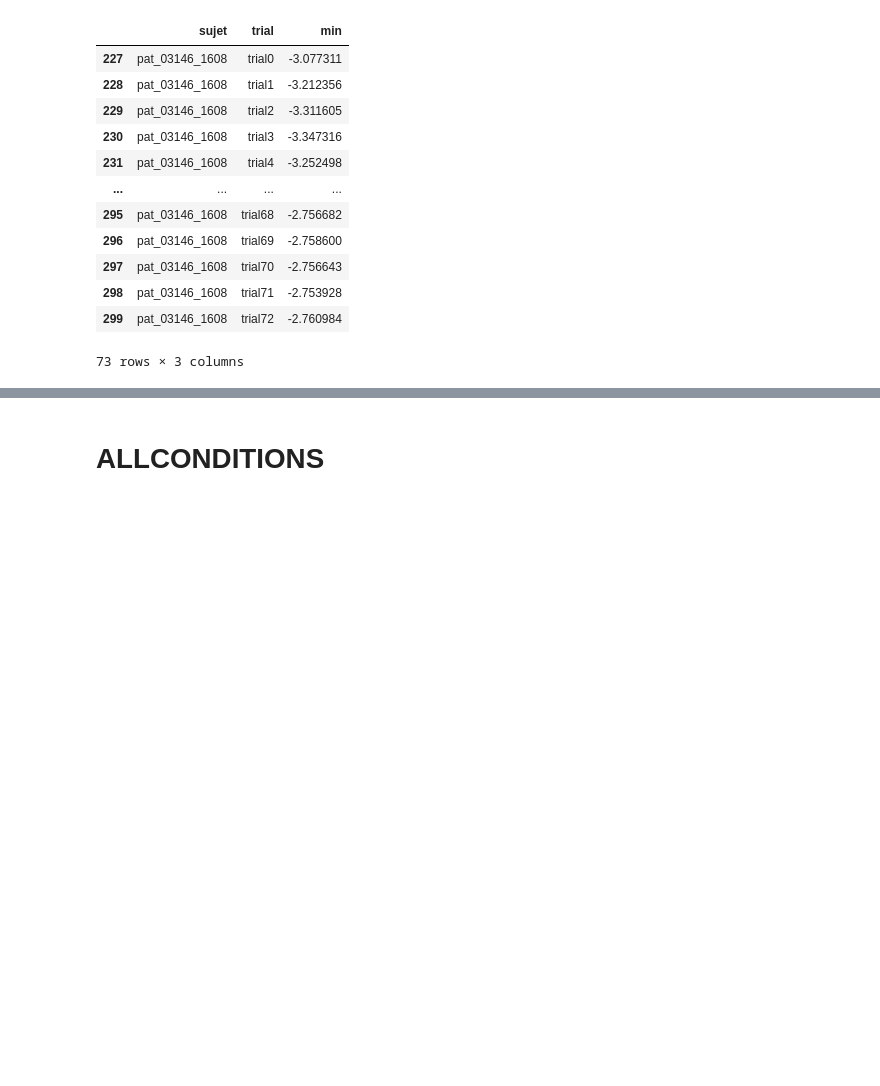
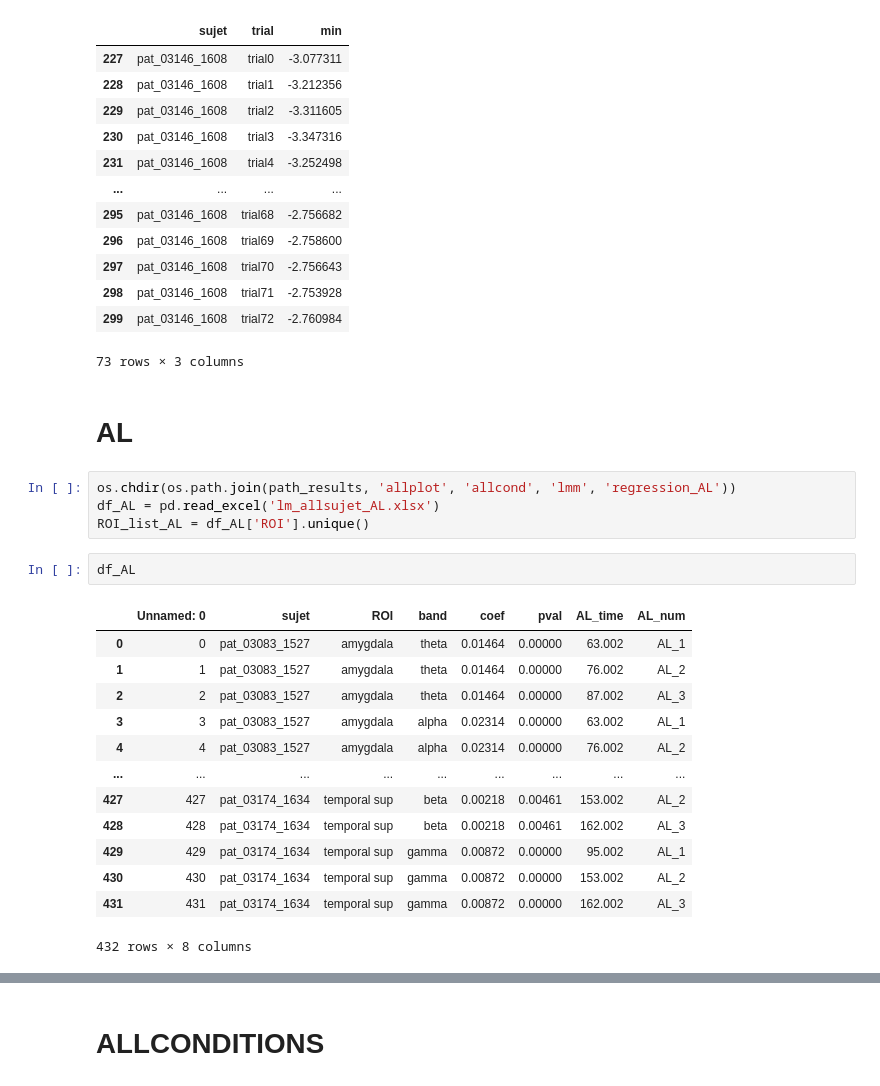
Before and after one commit to JulesGranget/Script_Python_iEEG_Paris_git, a Jupyter notebook: n20_res_respi_analysis.ipynb, the cells around one changed output, grey strips where cells are left out. Saved outputs shown, nothing was run; the diff lists cells and outputs as text; blank space fills up the shorter version.

```diff
--- a/n20_res_respi_analysis.ipynb
+++ b/n20_res_respi_analysis.ipynb
@@ -360,3 +375,25 @@ df_sniff.query(f"sujet == 'pat_03146_1608'")
 | 298 | pat_03146_1608 | trial71 | -2.753928 |
 | 299 | pat_03146_1608 | trial72 | -2.760984 |
 73 rows × 3 columns
+# %% [markdown]
+# AL
+# %%
+os.chdir(os.path.join(path_results, 'allplot', 'allcond', 'lmm', 'regression_AL'))
+df_AL = pd.read_excel('lm_allsujet_AL.xlsx')
+ROI_list_AL = df_AL['ROI'].unique()
+# %%
+df_AL
+# %% [output]
+|  | Unnamed: 0 | sujet | ROI | band | coef | pval | AL_time | AL_num |
+| 0 | 0 | pat_03083_1527 | amygdala | theta | 0.01464 | 0.00000 | 63.002 | AL_1 |
+| 1 | 1 | pat_03083_1527 | amygdala | theta | 0.01464 | 0.00000 | 76.002 | AL_2 |
+| 2 | 2 | pat_03083_1527 | amygdala | theta | 0.01464 | 0.00000 | 87.002 | AL_3 |
+| 3 | 3 | pat_03083_1527 | amygdala | alpha | 0.02314 | 0.00000 | 63.002 | AL_1 |
+| 4 | 4 | pat_03083_1527 | amygdala | alpha | 0.02314 | 0.00000 | 76.002 | AL_2 |
+| ... | ... | ... | ... | ... | ... | ... | ... | ... |
+| 427 | 427 | pat_03174_1634 | temporal sup | beta | 0.00218 | 0.00461 | 153.002 | AL_2 |
+| 428 | 428 | pat_03174_1634 | temporal sup | beta | 0.00218 | 0.00461 | 162.002 | AL_3 |
+| 429 | 429 | pat_03174_1634 | temporal sup | gamma | 0.00872 | 0.00000 | 95.002 | AL_1 |
+| 430 | 430 | pat_03174_1634 | temporal sup | gamma | 0.00872 | 0.00000 | 153.002 | AL_2 |
+| 431 | 431 | pat_03174_1634 | temporal sup | gamma | 0.00872 | 0.00000 | 162.002 | AL_3 |
+432 rows × 8 columns
```
Also changed, not shown: parts of 9 cells of this notebook, 8 other files.
